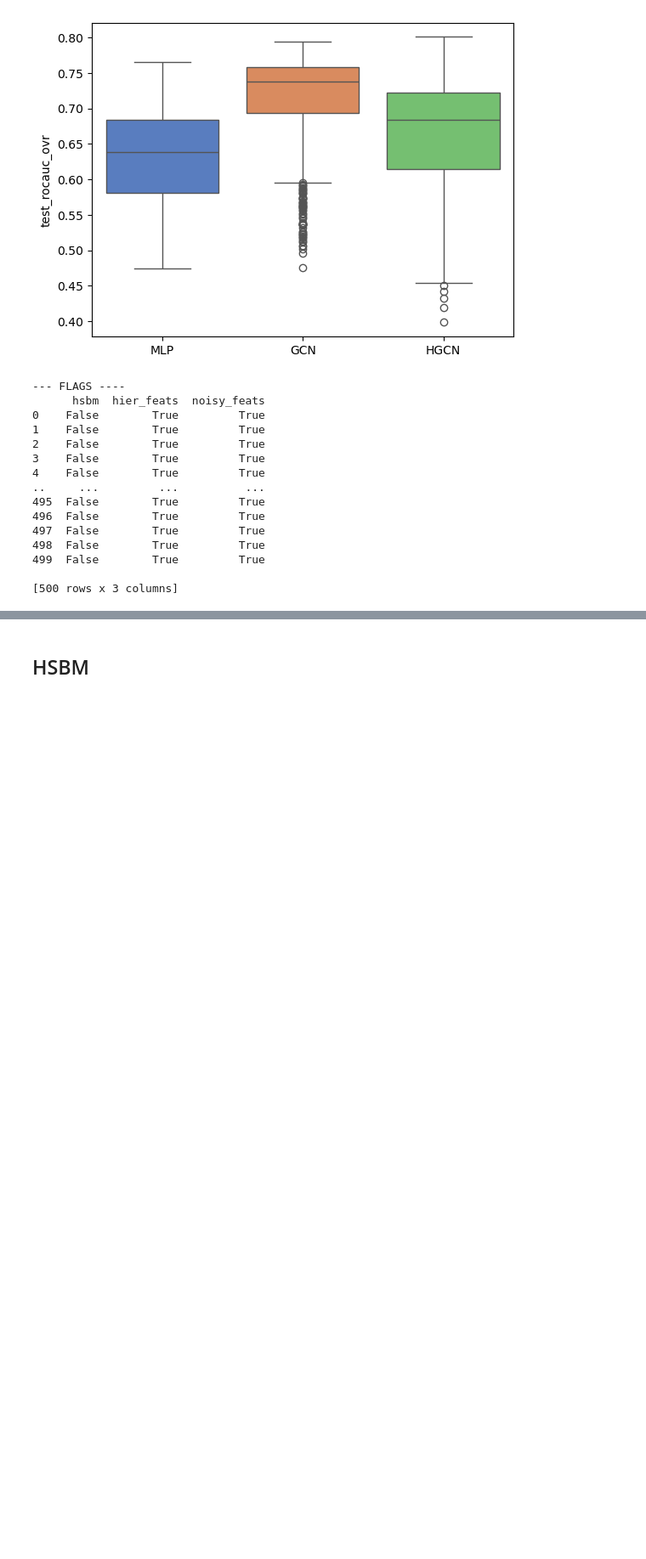
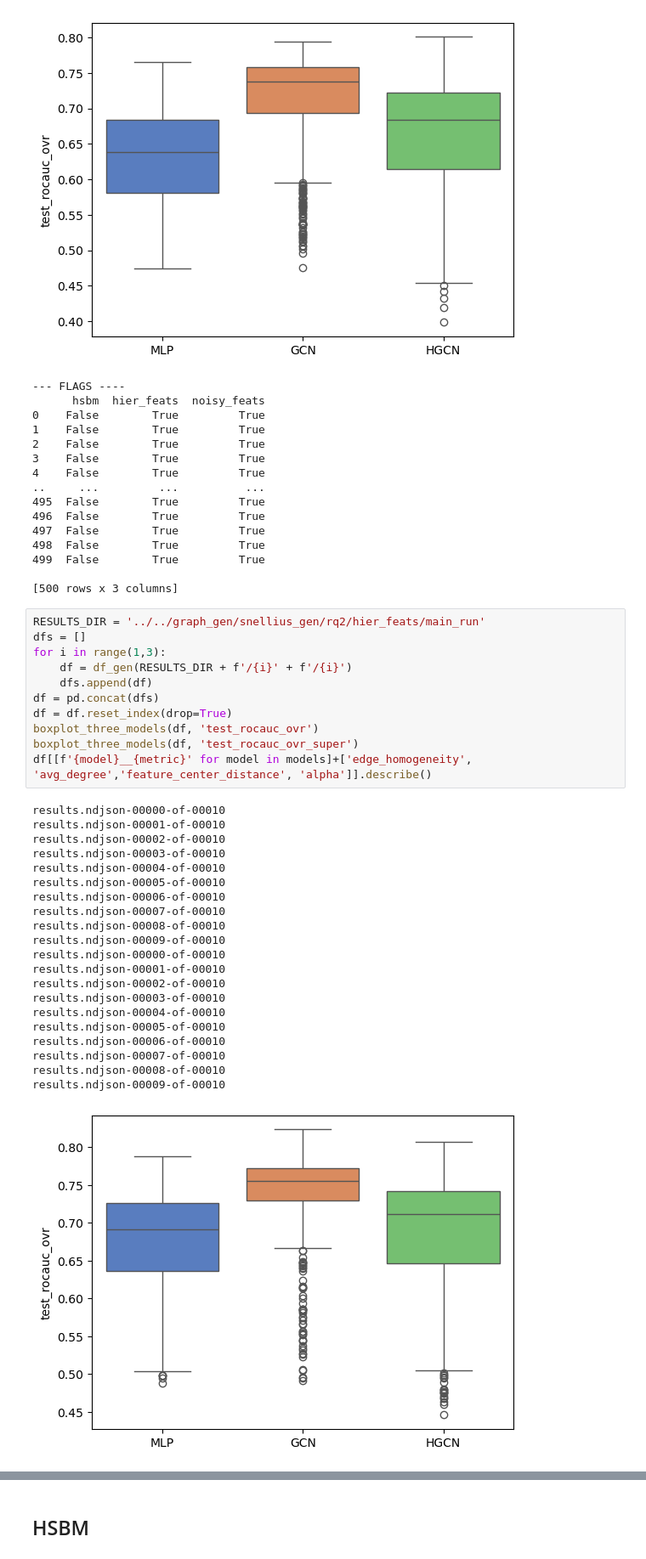
Before and after one commit to danie1uva/graphworld, a Jupyter notebook: src/notebooks/rq2.ipynb, the cells around one changed output, grey strips where cells are left out. Shown at 85% size. Cells and saved outputs as stored; diff of their text form; blank space fills up the shorter version.

```diff
--- a/src/notebooks/rq2.ipynb
+++ b/src/notebooks/rq2.ipynb
@@ -1553,3 +1557,36 @@ results.ndjson-00009-of-00010
 499  False        True         True
 
 [500 rows x 3 columns]
+# %%
+RESULTS_DIR = '../../graph_gen/snellius_gen/rq2/hier_feats/main_run'
+dfs = []
+for i in range(1,3):
+    df = df_gen(RESULTS_DIR + f'/{i}' + f'/{i}')
+    dfs.append(df)
+df = pd.concat(dfs)
+df = df.reset_index(drop=True)
+boxplot_three_models(df, 'test_rocauc_ovr')
+boxplot_three_models(df, 'test_rocauc_ovr_super')
+df[[f'{model}__{metric}' for model in models]+['edge_homogeneity', 'avg_degree','feature_center_distance', 'alpha']].describe()
+# %% [output]
+results.ndjson-00000-of-00010
+results.ndjson-00001-of-00010
+results.ndjson-00002-of-00010
+results.ndjson-00003-of-00010
+results.ndjson-00004-of-00010
+results.ndjson-00005-of-00010
+results.ndjson-00006-of-00010
+results.ndjson-00007-of-00010
+results.ndjson-00008-of-00010
+results.ndjson-00009-of-00010
+results.ndjson-00000-of-00010
+results.ndjson-00001-of-00010
+results.ndjson-00002-of-00010
+results.ndjson-00003-of-00010
+results.ndjson-00004-of-00010
+results.ndjson-00005-of-00010
+results.ndjson-00006-of-00010
+results.ndjson-00007-of-00010
+results.ndjson-00008-of-00010
+results.ndjson-00009-of-00010
+[figure, added]
```
Also changed, not shown: parts of 2 cells of this notebook, 1 other file.
